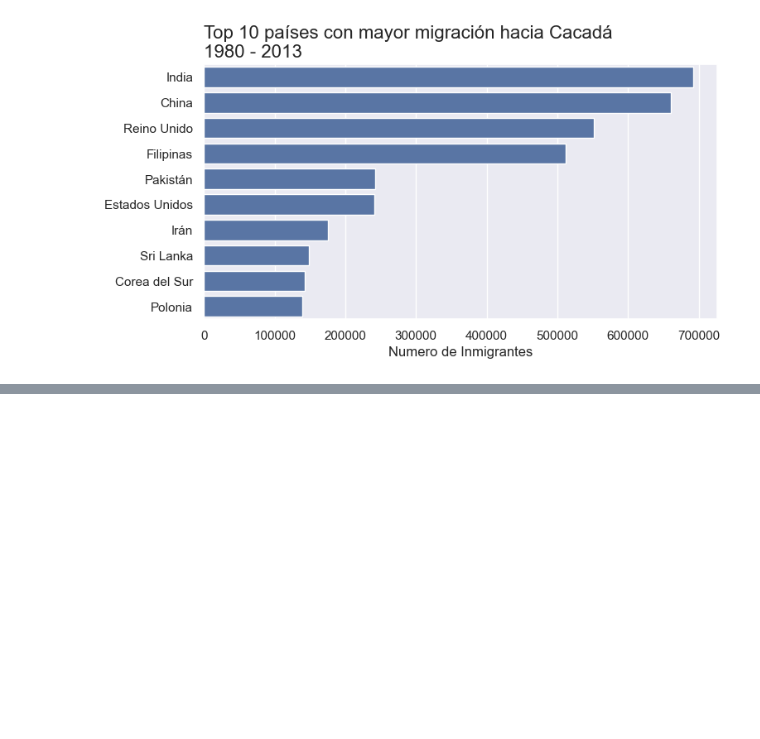
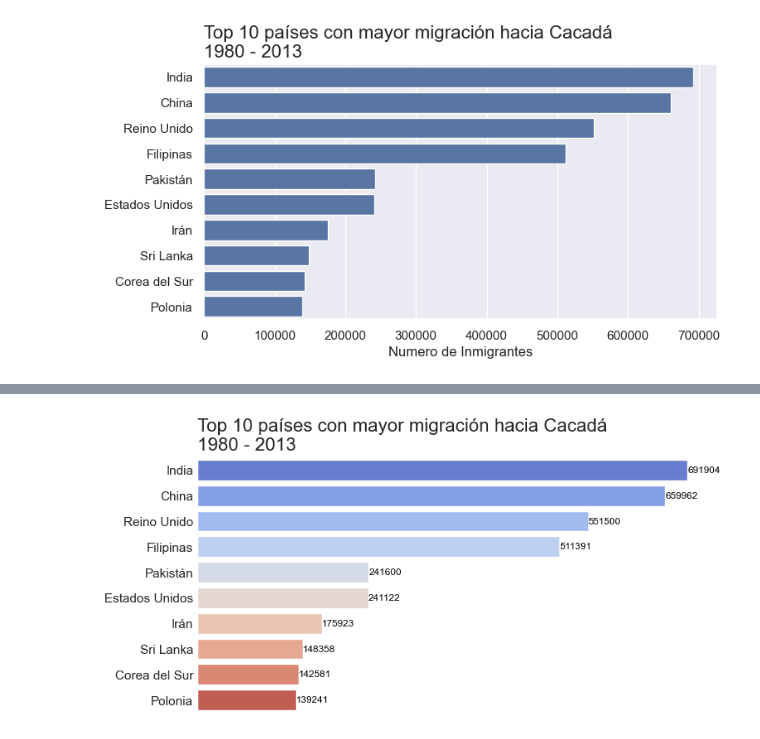
Before and after one commit to OctavioPinoRosas/CursoAlura_DataScience, a Jupyter notebook: Visualizacion_De_Datos/Visualizacion_de_datos_con_python.ipynb, the cells around one changed output, grey strips where cells are left out. Cells and saved outputs as stored; diff of their text form; code cells hidden in the pictures; blank space fills up the shorter version.

```diff
--- a/Visualizacion_De_Datos/Visualizacion_de_datos_con_python.ipynb
+++ b/Visualizacion_De_Datos/Visualizacion_de_datos_con_python.ipynb
@@ -381,0 +404,4 @@ plt.show()
+# %%
+generar_grafico('coolwarm')
+# %% [output]
+[figure, added]
```
Also changed, not shown: parts of 6 cells of this notebook.
